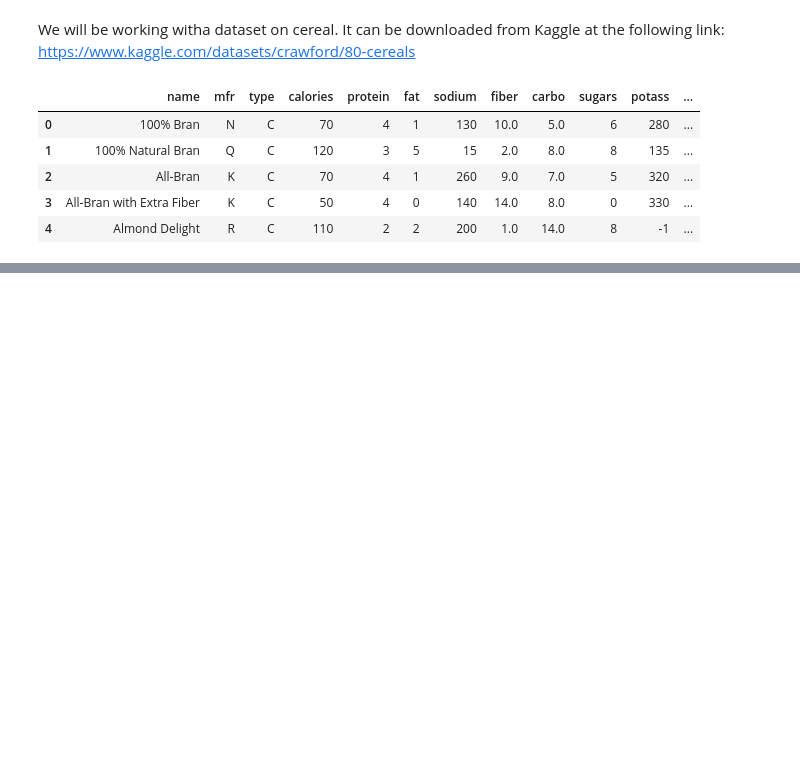
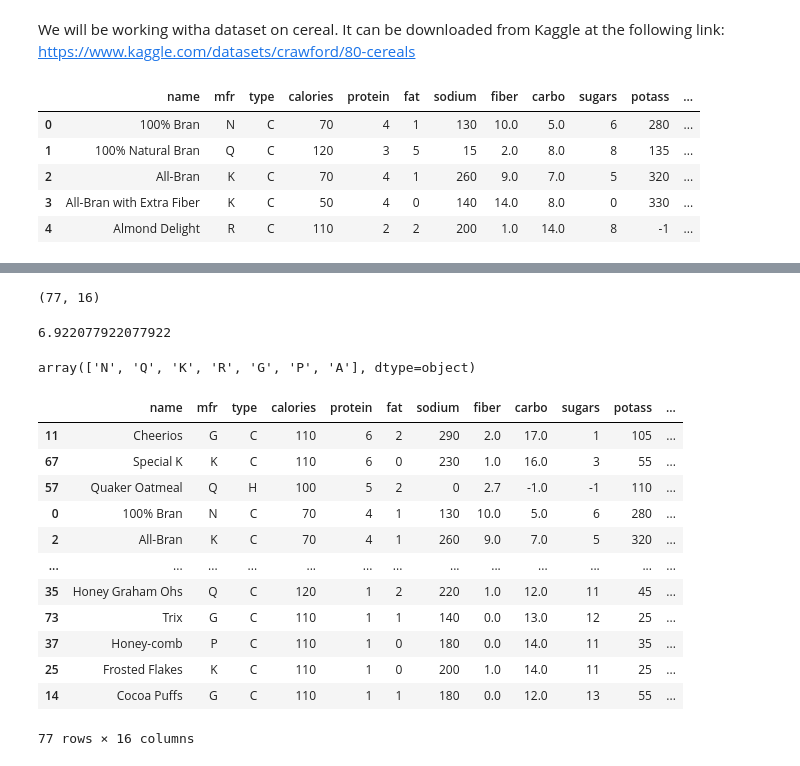
Before and after one commit to AlanaDAg/DSC_320, a Jupyter notebook: Playing around in Jupyter.ipynb, the cells around one changed output, grey strips where cells are left out. Drawn from its saved outputs; the diff is of its cells as text; code cells hidden in the pictures; blank space fills up the shorter version.

```diff
--- a/Playing around in Jupyter.ipynb
+++ b/Playing around in Jupyter.ipynb
@@ -165,0 +179,34 @@ df_cereal.head()
+# %%
+# Get the shape of the data frame
+## 77 is the number of rows, and 16 is the number of columns
+df_cereal.shape
+# %% [output]
+(77, 16)
+# %%
+# Calculate the mean of a single column
+df_cereal['sugars'].mean()
+# %% [output]
+6.922077922077922
+# %%
+# Get a list of unique values
+df_cereal['mfr'].unique()
+# %% [output]
+array(['N', 'Q', 'K', 'R', 'G', 'P', 'A'], dtype=object)
+# %%
+# Sort the data frame by column values
+df_cereal.sort_values(by = 'protein', axis = 0, ascending = False)
+#[['name', 'protein']]
+# %% [output]
+|  | name | mfr | type | calories | protein | fat | sodium | fiber | carbo | sugars | potass | ... |
+| 11 | Cheerios | G | C | 110 | 6 | 2 | 290 | 2.0 | 17.0 | 1 | 105 | ... |
+| 67 | Special K | K | C | 110 | 6 | 0 | 230 | 1.0 | 16.0 | 3 | 55 | ... |
+| 57 | Quaker Oatmeal | Q | H | 100 | 5 | 2 | 0 | 2.7 | -1.0 | -1 | 110 | ... |
+| 0 | 100% Bran | N | C | 70 | 4 | 1 | 130 | 10.0 | 5.0 | 6 | 280 | ... |
+| 2 | All-Bran | K | C | 70 | 4 | 1 | 260 | 9.0 | 7.0 | 5 | 320 | ... |
+| ... | ... | ... | ... | ... | ... | ... | ... | ... | ... | ... | ... | ... |
+| 35 | Honey Graham Ohs | Q | C | 120 | 1 | 2 | 220 | 1.0 | 12.0 | 11 | 45 | ... |
+| 73 | Trix | G | C | 110 | 1 | 1 | 140 | 0.0 | 13.0 | 12 | 25 | ... |
+| 37 | Honey-comb | P | C | 110 | 1 | 0 | 180 | 0.0 | 14.0 | 11 | 35 | ... |
+| 25 | Frosted Flakes | K | C | 110 | 1 | 0 | 200 | 1.0 | 14.0 | 11 | 25 | ... |
+| 14 | Cocoa Puffs | G | C | 110 | 1 | 1 | 180 | 0.0 | 12.0 | 13 | 55 | ... |
+77 rows × 16 columns
```
Also changed, not shown: parts of 4 cells of this notebook.
